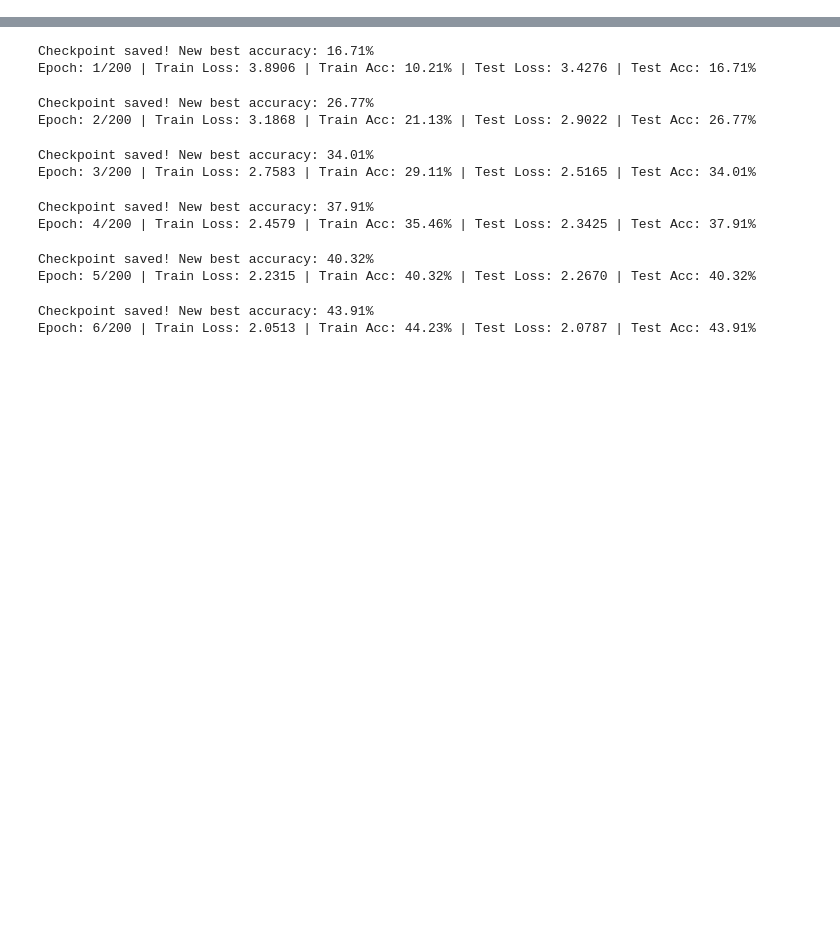
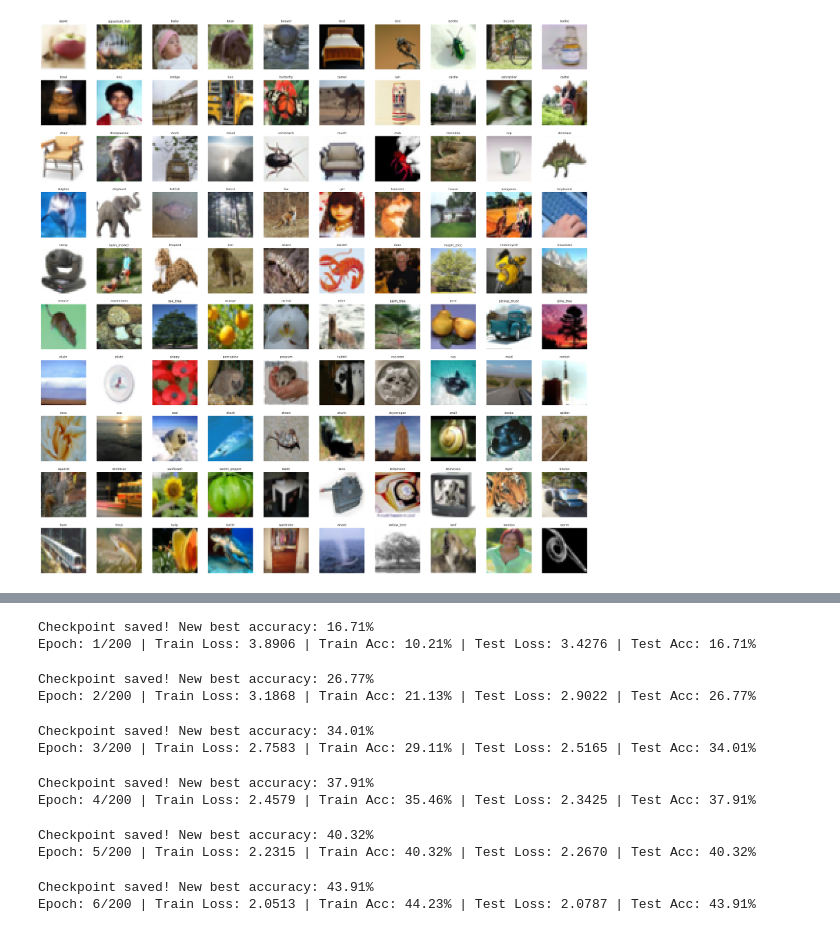
Before and after one commit to PradHolla/AAI595-Final-Project, a Jupyter notebook: 1.Baseline.ipynb, the cells around one changed output, grey strips where cells are left out. Drawn from its saved outputs; the diff is of its cells as text; code cells hidden in the pictures; blank space fills up the shorter version.

```diff
--- a/1.Baseline.ipynb
+++ b/1.Baseline.ipynb
@@ -9,0 +102,19 @@ from tqdm import tqdm
+# %%
+fig, axes = plt.subplots(10, 10, figsize=(20, 20))
+
+for i, class_idx in enumerate(range(100)):
+    # Get an image from this class
+    img_idx = train_df[train_df['label'] == class_idx].index[0]
+    img, _ = trainset[img_idx]
+
+    # Plot in the corresponding subplot
+    row, col = i // 10, i % 10
+    axes[row, col].imshow(img.permute(1, 2, 0))
+    axes[row, col].set_title(f"{trainset.classes[class_idx]}", fontsize=8)
+    axes[row, col].axis('off')
+
+plt.tight_layout()
+plt.savefig('sample_images.png', dpi=300, bbox_inches='tight')
+plt.show()
+# %% [output]
+[figure, added]
```
Also changed, not shown: parts of 13 cells of this notebook, 6 other files.
